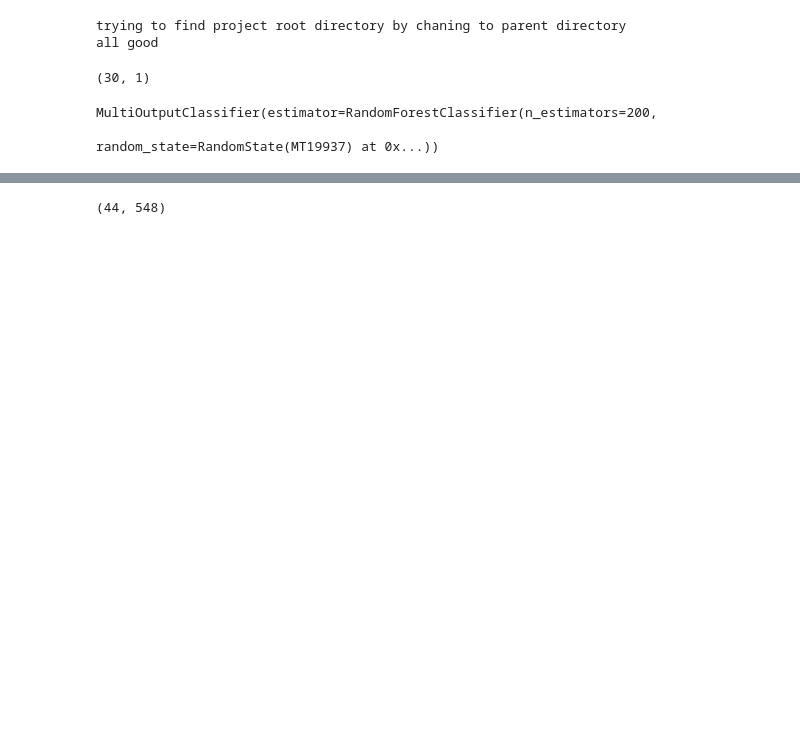
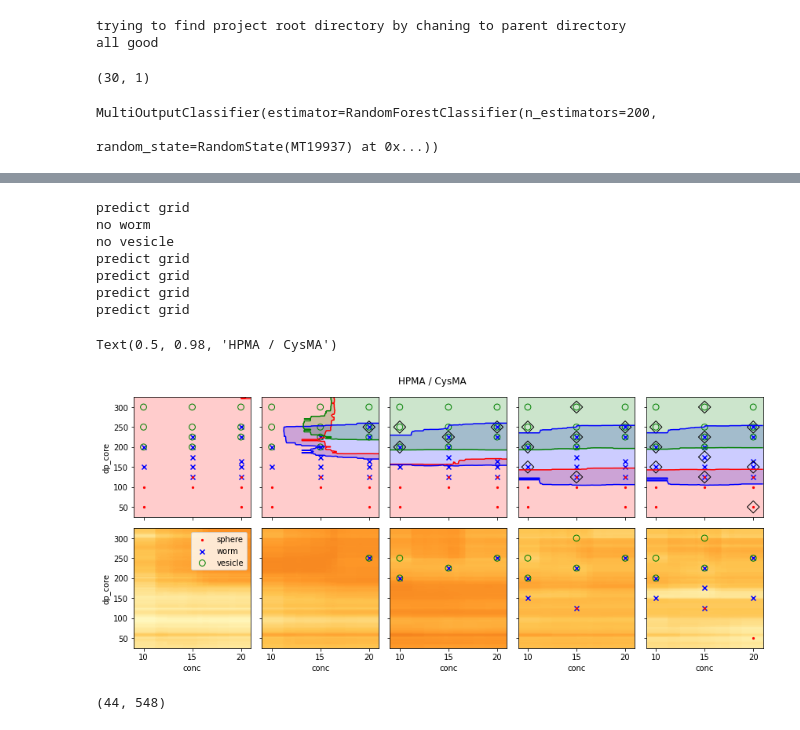
Before and after one commit to marioboley/PISA_ML, a Jupyter notebook: analysis/pcc.ipynb, the cells around one changed output, grey strips where cells are left out. Saved outputs shown, nothing was run; the diff lists cells and outputs as text; code cells hidden in the pictures; blank space fills up the shorter version.

Commit message:
functionality for active learning phase diagrams

```diff
--- a/analysis/pcc.ipynb
+++ b/analysis/pcc.ipynb
@@ -53,0 +151,5 @@ plt.show()
+# %%
+pd.set_option('display.max_columns', None)
+query2 = (data.x.core_HPMA == 1) & (data.x.corona_CysMA == 1)
+x[query2][['dp_core', 'conc', 'dp_corona', 'salt', 'ph', 'charged', 'temp']]
+# sum(query2), sum(~query2)
@@ -53,0 +175,3 @@ plt.show()
+# %%
+exp2 = ActiveLearningExperiment(random_forest_pcc, x[~query2], x[query2], y[~query2], y[query2], 12)
+exp2.run()
@@ -54,3 +196,49 @@ plt.show()
+# %%
+from plotting import SCATTER_STYLE_SPHERE, SCATTER_STYLE_WORM, SCATTER_STYLE_VESICLE
+
+def plot_active_learning_experiment(exp, k = [0, 1, 4, 7, 10]):
+    fig, axs = plt.subplots(2, 5, figsize=(12, 5.5), sharex=True, sharey=True, tight_layout=True)
+    xx1, xx2, grid_points = x_grid_data_around_sample(exp.x_test[0], 'conc', 'dp_core')
+
+    for j in range(len(k)):
+        print('predict grid')
+        yy_hat = exp.fits[k[j]].predict_proba(grid_points)
+        plot_marginal_morphology_contours(xx1, xx2, yy_hat, ax=axs[0, j])
+        scatter_phases(exp.y_test[0], exp.x_test[0]['conc'], exp.x_test[0]['dp_core'], ax=axs[0, j])
+
+        HH = entropy(yy_hat, axis=1).reshape(xx1.shape)
+        entropy_cp = axs[1, j].contourf(xx1, xx2, HH, levels=100, cmap='YlOrBr', vmin=0, vmax=2)
+        # plt.colorbar(entropy_cp, ax=axs[1, j])
+
+    for i in range(1, len(k)):
+        axs[0, i].scatter(exp.x_train[k[i]][-k[i]:]['conc'], exp.x_train[k[i]][-k[i]:]['dp_core'], marker='D', facecolor='none', edgecolor='black', s=120)
+        scatter_phases(exp.y_train[k[i]][-k[i]:], exp.x_train[k[i]][-k[i]:]['conc'], exp.x_train[k[i]][-k[i]:]['dp_core'], ax=axs[1, i])
+
+    for j in range(len(k)):
+        axs[1, j].set_xlabel('conc')
+
+    axs[0, 0].set_ylabel('dp_core')
+    axs[1, 0].set_ylabel('dp_core')
+
+    axs[1, 0].scatter([], [], **SCATTER_STYLE_SPHERE)
+    axs[1, 0].scatter([], [], **SCATTER_STYLE_WORM)
+    axs[1, 0].scatter([], [], **SCATTER_STYLE_VESICLE)
+    axs[1, 0].legend()
+    return fig, axs
+
+plot_active_learning_experiment(exp2)
+plt.suptitle('HPMA / CysMA')
+plt.show()
+# %% [output]
+predict grid
+no worm
+no vesicle
+predict grid
+predict grid
+predict grid
+predict grid
+Text(0.5, 0.98, 'HPMA / CysMA')
+[figure, added]
 # %%
 query = (data.x.core_HPMA == 1) & (data.x.corona_GMA == 1) & (data.x.dp_corona==78) & (data.x.salt==0) & (data.x.ph==7) & (data.x.charged==0) & (data.x.temp==70)
 sum(query), sum(~query)
```
Also changed, not shown: parts of 29 cells of this notebook.
